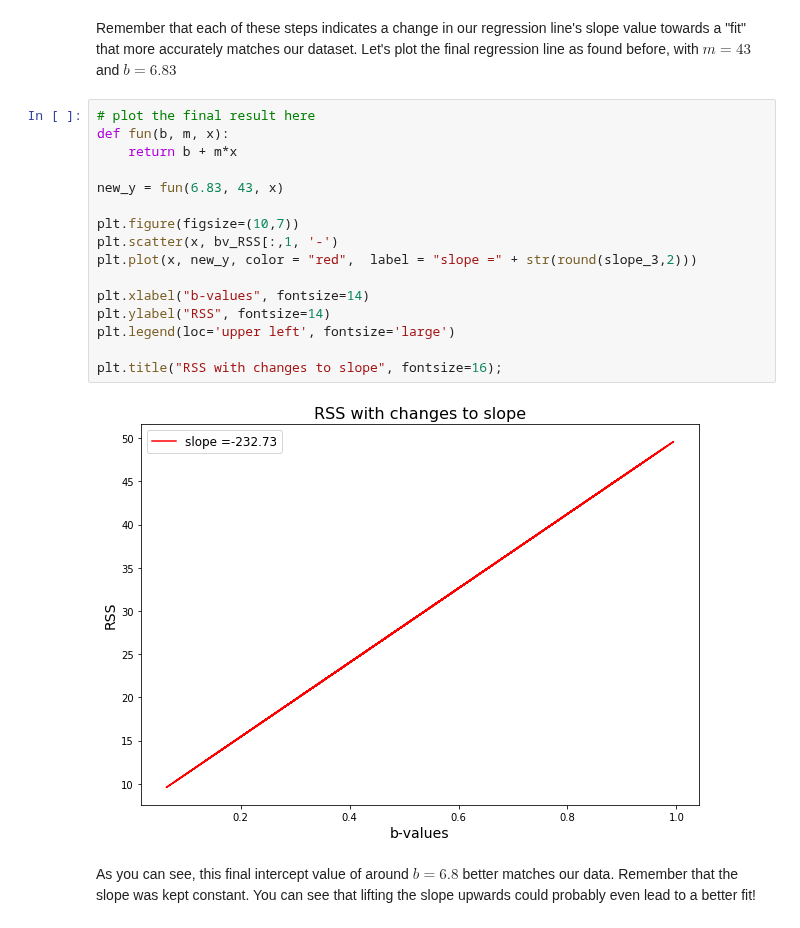
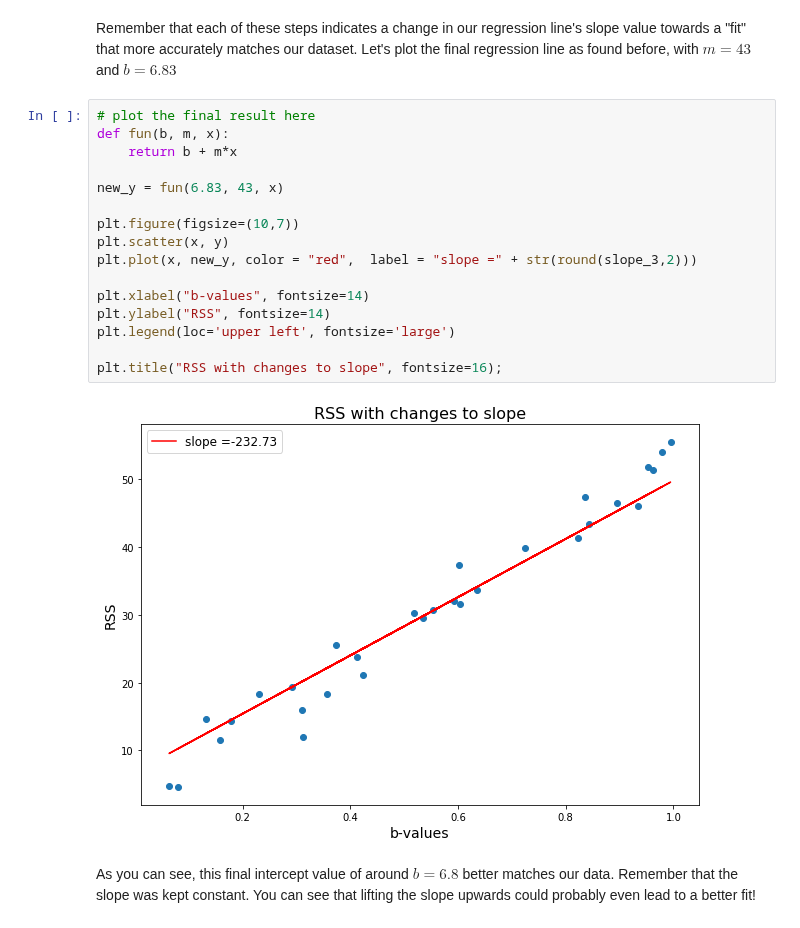
Before and after one commit to rvent/dsc-2-14-12-gradient-descent-step-sizes-lab-nyc-ds-career-012819, a Jupyter notebook: index.ipynb, the cells around one changed output. Drawn from its saved outputs; the diff is of its cells as text.

```diff
--- a/index.ipynb
+++ b/index.ipynb
@@ -264,21 +264,21 @@ Remember that each of these steps indicates a change in our regression line's sl
 # %%
 # plot the final result here
 def fun(b, m, x):
     return b + m*x
 
 new_y = fun(6.83, 43, x)
 
 plt.figure(figsize=(10,7))
-plt.scatter(x, bv_RSS[:,1, '-')
+plt.scatter(x, y)
 plt.plot(x, new_y, color = "red",  label = "slope =" + str(round(slope_3,2)))
 
 plt.xlabel("b-values", fontsize=14)
 plt.ylabel("RSS", fontsize=14)
 plt.legend(loc='upper left', fontsize='large')
 
 plt.title("RSS with changes to slope", fontsize=16);
 # %% [output]
-[figure, old version]
+[figure, new version]
 # %% [markdown]
 As you can see, this final intercept value of around $b=6.8$ better matches our data. Remember that the slope was kept constant. You can see that lifting the slope upwards could probably even lead to a better fit!
 # %% [markdown]
```
